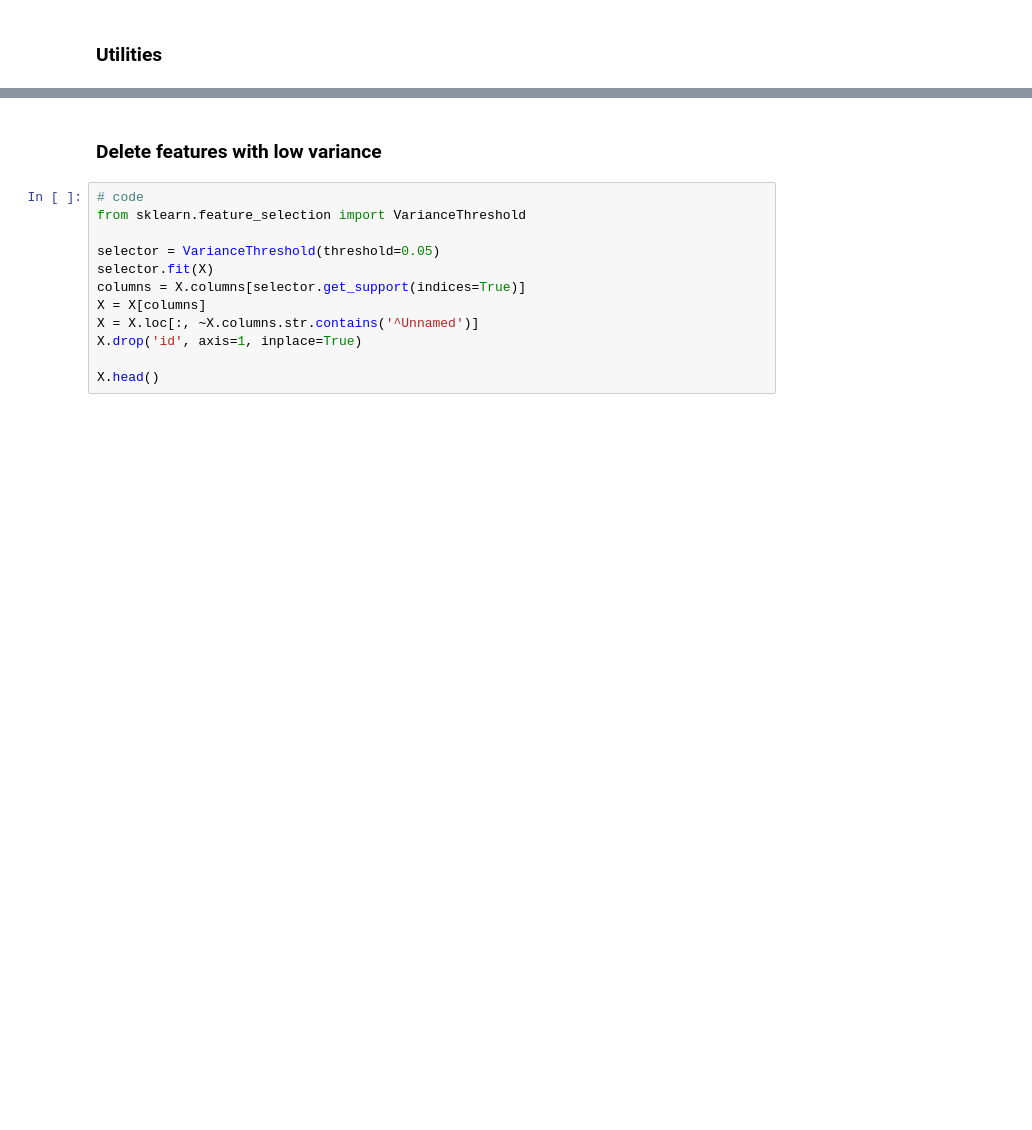
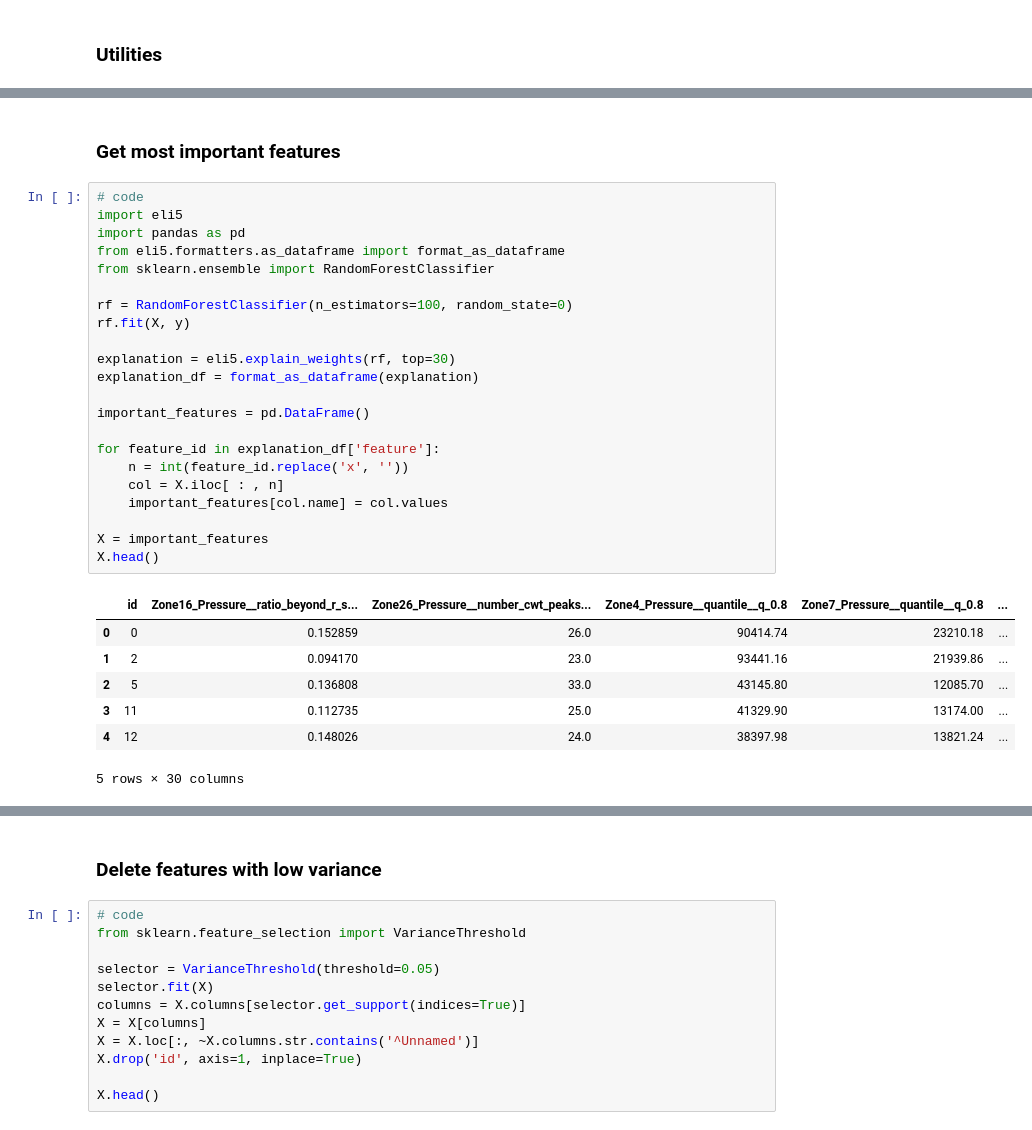
Before and after one commit to xetxezarreta/composite-analysis, a Jupyter notebook: composite-preprocess.ipynb, the cells around one changed output, grey strips where cells are left out. Cells and saved outputs as stored; diff of their text form; blank space fills up the shorter version.

```diff
--- a/composite-preprocess.ipynb
+++ b/composite-preprocess.ipynb
@@ -103,0 +74,32 @@ X.head()
+# %% [markdown]
+### Get most important features
+# %%
+# code
+import eli5
+import pandas as pd
+from eli5.formatters.as_dataframe import format_as_dataframe
+from sklearn.ensemble import RandomForestClassifier
+
+rf = RandomForestClassifier(n_estimators=100, random_state=0)
+rf.fit(X, y)
+
+explanation = eli5.explain_weights(rf, top=30)
+explanation_df = format_as_dataframe(explanation)
+
+important_features = pd.DataFrame()
+
+for feature_id in explanation_df['feature']:
+    n = int(feature_id.replace('x', ''))
+    col = X.iloc[ : , n]
+    important_features[col.name] = col.values
+
+X = important_features
+X.head()
+# %% [output]
+|  | id | Zone16_Pressure__ratio_beyond_r_s... | Zone26_Pressure__number_cwt_peaks... | Zone4_Pressure__quantile__q_0.8 | Zone7_Pressure__quantile__q_0.8 | ... |
+| 0 | 0 | 0.152859 | 26.0 | 90414.74 | 23210.18 | ... |
+| 1 | 2 | 0.094170 | 23.0 | 93441.16 | 21939.86 | ... |
+| 2 | 5 | 0.136808 | 33.0 | 43145.80 | 12085.70 | ... |
+| 3 | 11 | 0.112735 | 25.0 | 41329.90 | 13174.00 | ... |
+| 4 | 12 | 0.148026 | 24.0 | 38397.98 | 13821.24 | ... |
+5 rows × 30 columns
```
Also changed, not shown: parts of 21 cells of this notebook, 2 other files.
